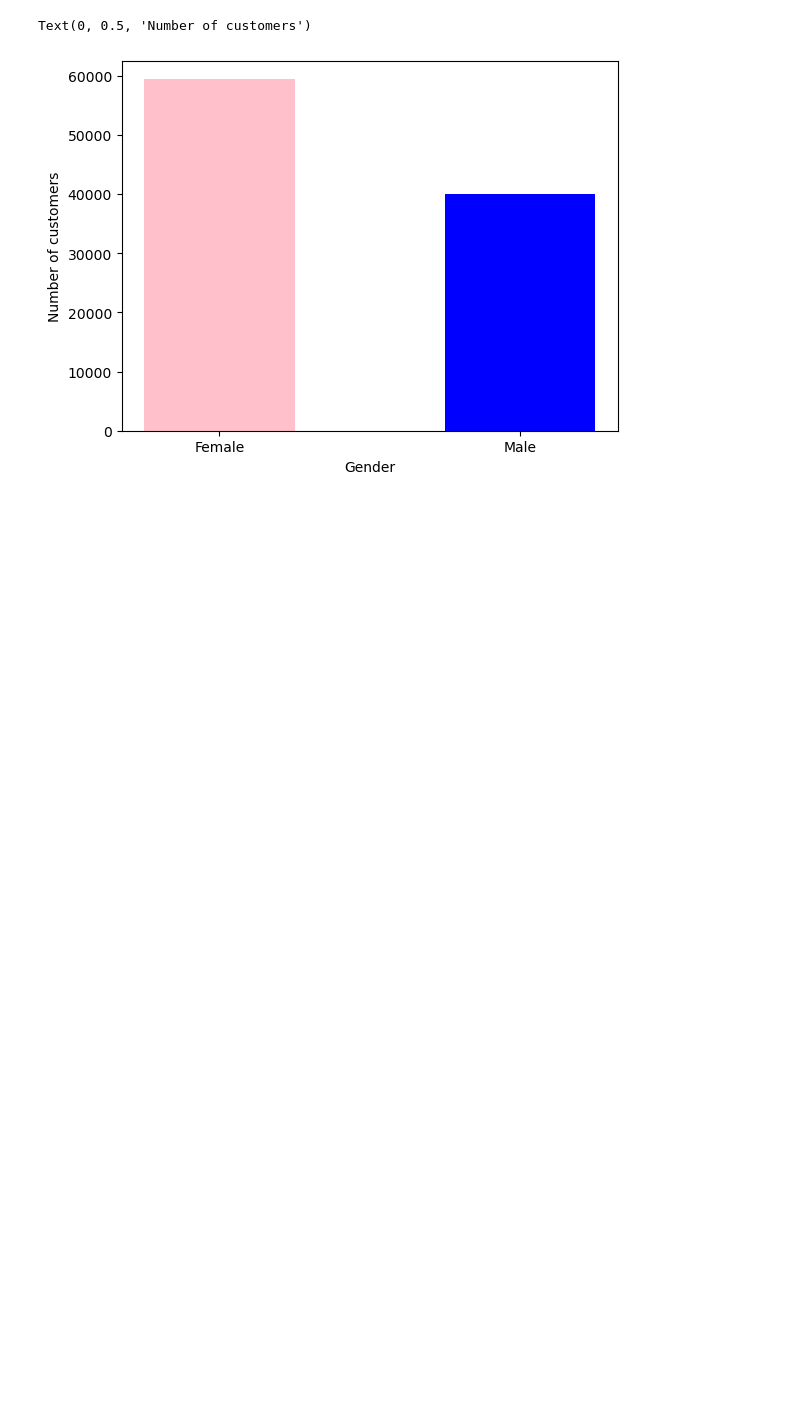
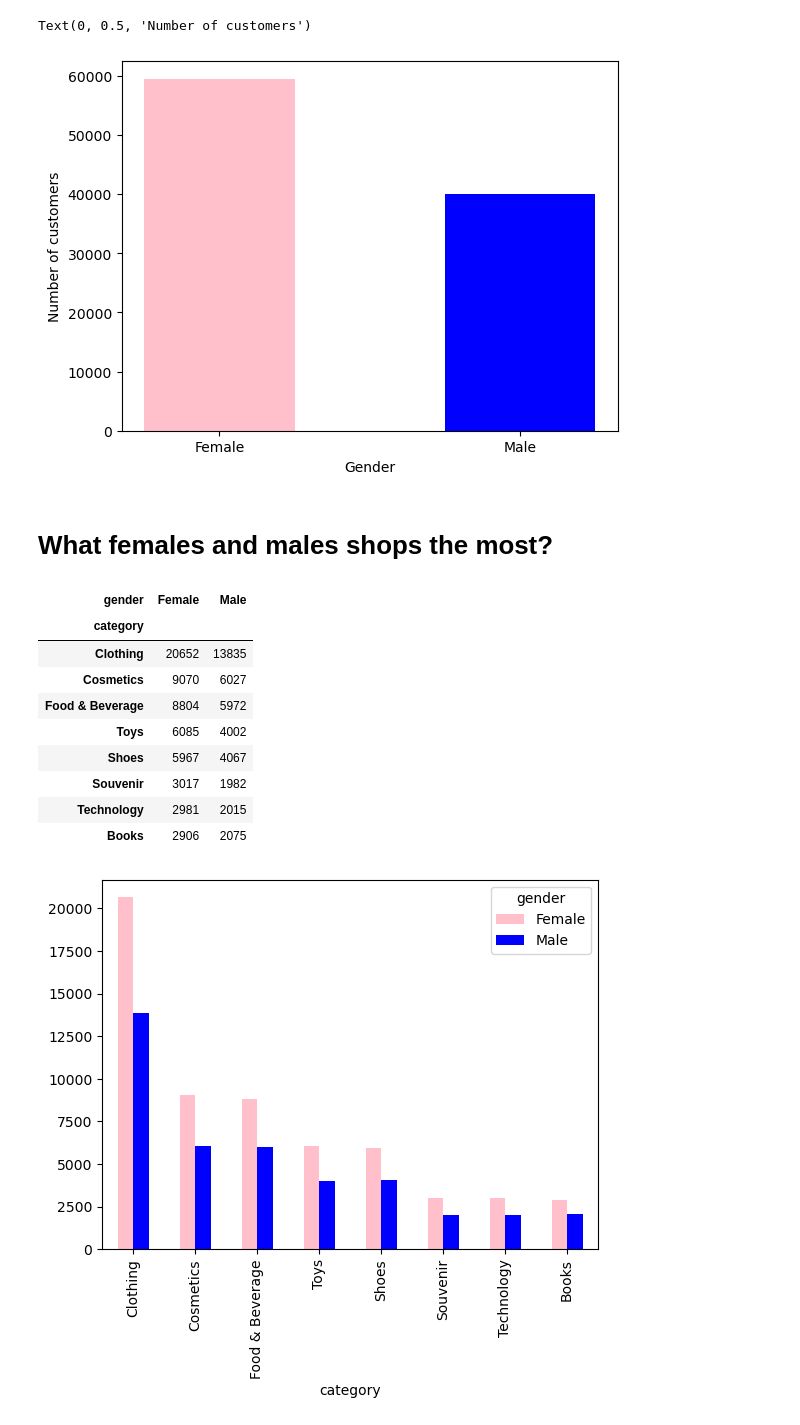
Before and after one commit to NilArj/Shopping-Behaviors-Analysis, a Jupyter notebook: shopping_analysis.ipynb, the cells around one changed output. Saved outputs shown, nothing was run; the diff lists cells and outputs as text; code cells hidden in the pictures; blank space fills up the shorter version.

Commit message:
gender & category

```diff
--- a/shopping_analysis.ipynb
+++ b/shopping_analysis.ipynb
@@ -72,3 +72,22 @@ plt.ylabel("Number of customers")
 # %% [output]
 Text(0, 0.5, 'Number of customers')
 [figure]
+# %% [markdown]
+# What females and males shops the most?
+# %%
+gender_shoping = df.groupby("gender")["category"].value_counts().unstack(level=0)
+gender_shoping = gender_shoping.sort_values(by="Female", ascending=False)
+gender_shoping.plot(kind="bar",color=["pink","blue"])
+gender_shoping
+# %% [output]
+| gender | Female | Male |
+| category |  |  |
+| Clothing | 20652 | 13835 |
+| Cosmetics | 9070 | 6027 |
+| Food & Beverage | 8804 | 5972 |
+| Toys | 6085 | 4002 |
+| Shoes | 5967 | 4067 |
+| Souvenir | 3017 | 1982 |
+| Technology | 2981 | 2015 |
+| Books | 2906 | 2075 |
+[figure, added]
```
Also changed, not shown: parts of 1 cell of this notebook.
